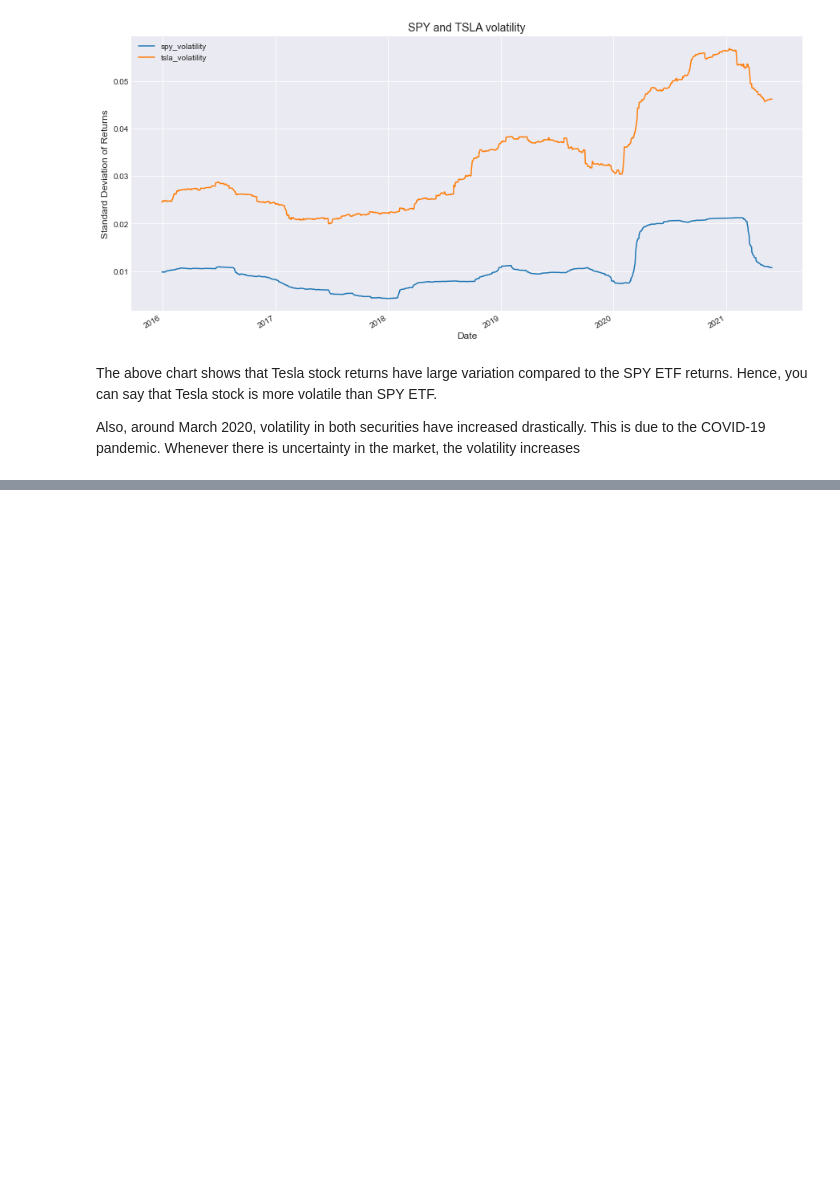
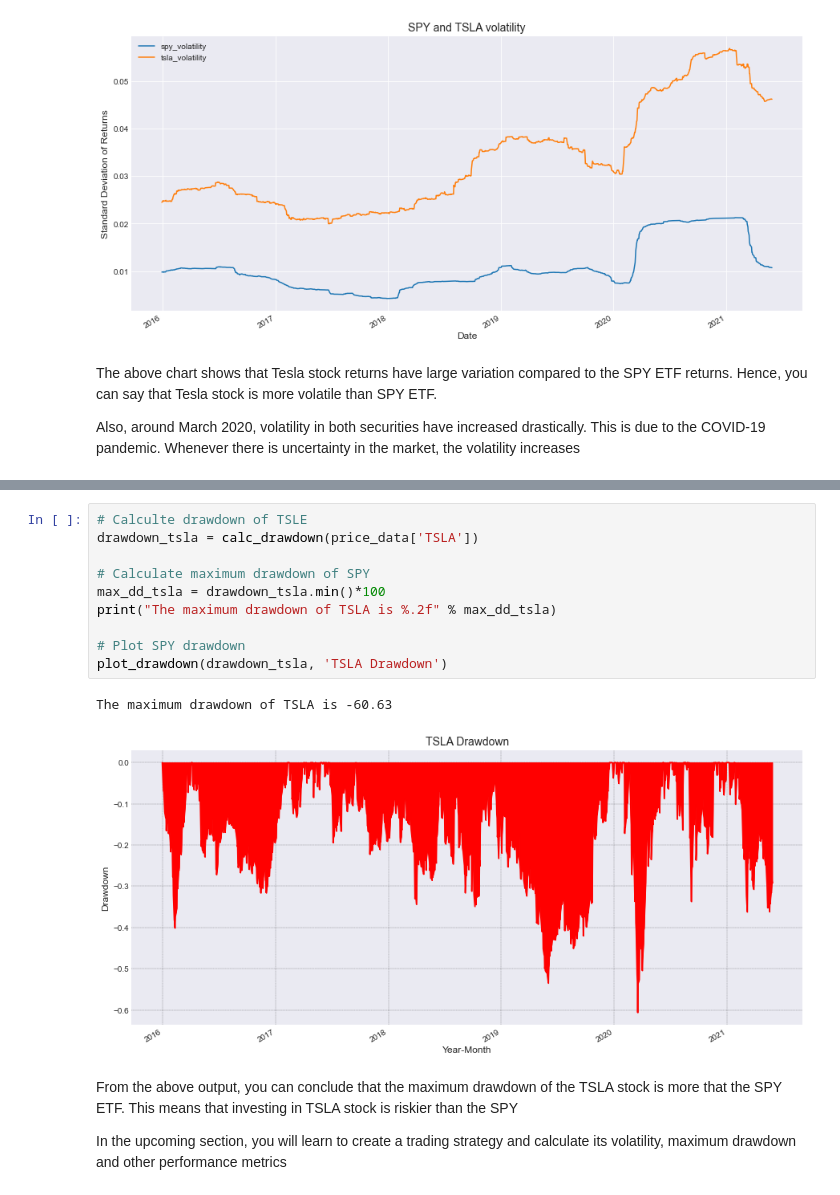
Before and after one commit to cmj123/portfolio_sizing_in_trading, a Jupyter notebook: position_sizing_terms.ipynb, the cells around one changed output, grey strips where cells are left out. Drawn from its saved outputs; the diff is of its cells as text; blank space fills up the shorter version.

```diff
--- a/position_sizing_terms.ipynb
+++ b/position_sizing_terms.ipynb
@@ -136,0 +194,17 @@ Also, around March 2020, volatility in both securities have increased drasticall
+# %%
+# Calculte drawdown of TSLE
+drawdown_tsla = calc_drawdown(price_data['TSLA'])
+
+# Calculate maximum drawdown of SPY
+max_dd_tsla = drawdown_tsla.min()*100
+print("The maximum drawdown of TSLA is %.2f" % max_dd_tsla)
+
+# Plot SPY drawdown
+plot_drawdown(drawdown_tsla, 'TSLA Drawdown')
+# %% [output]
+The maximum drawdown of TSLA is -60.63
+[figure, added]
+# %% [markdown]
+From the above output, you can conclude that the maximum drawdown of the TSLA stock is more that the SPY ETF. This means that investing in TSLA stock is riskier than the SPY
+
+In the upcoming section, you will learn to create a trading strategy and calculate its volatility, maximum drawdown and other performance metrics
```
Also changed, not shown: parts of 3 cells of this notebook.
